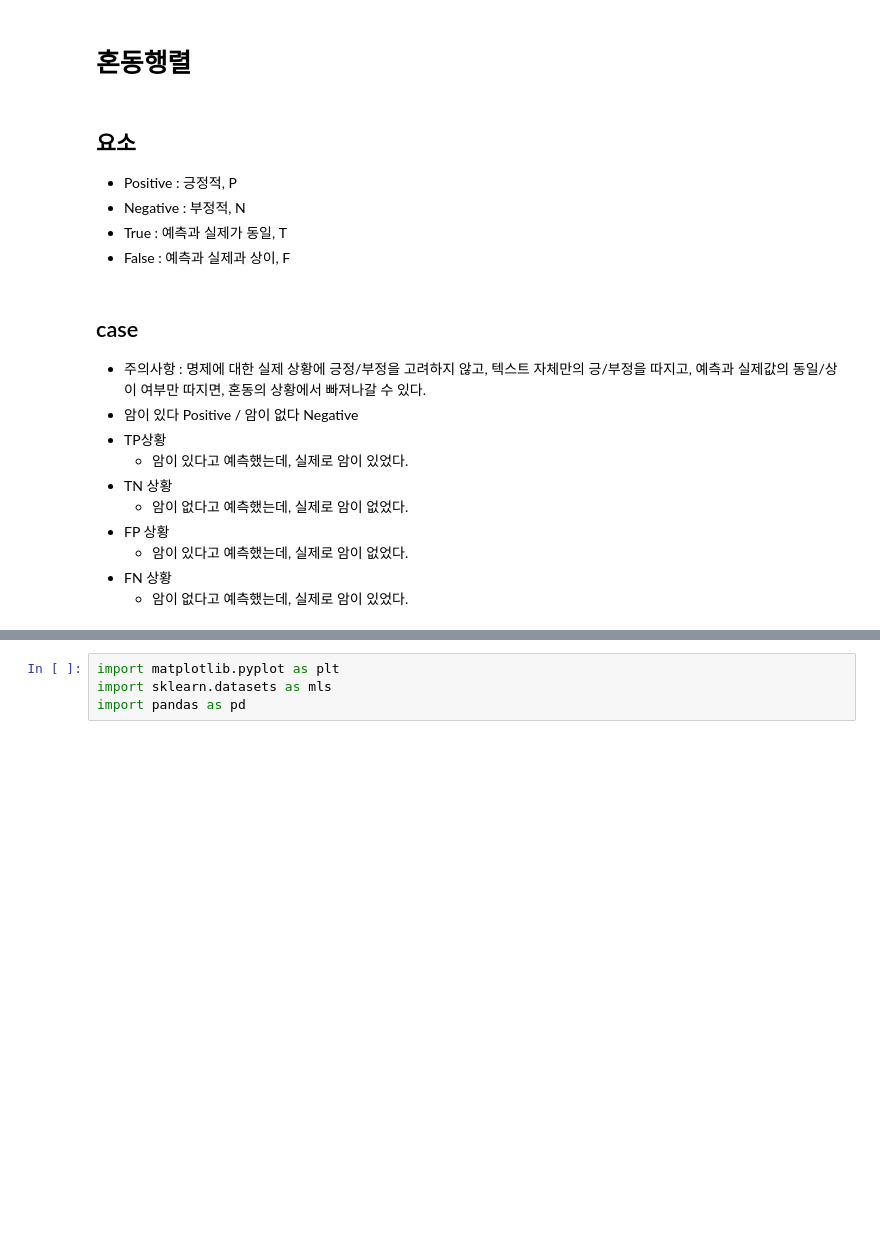
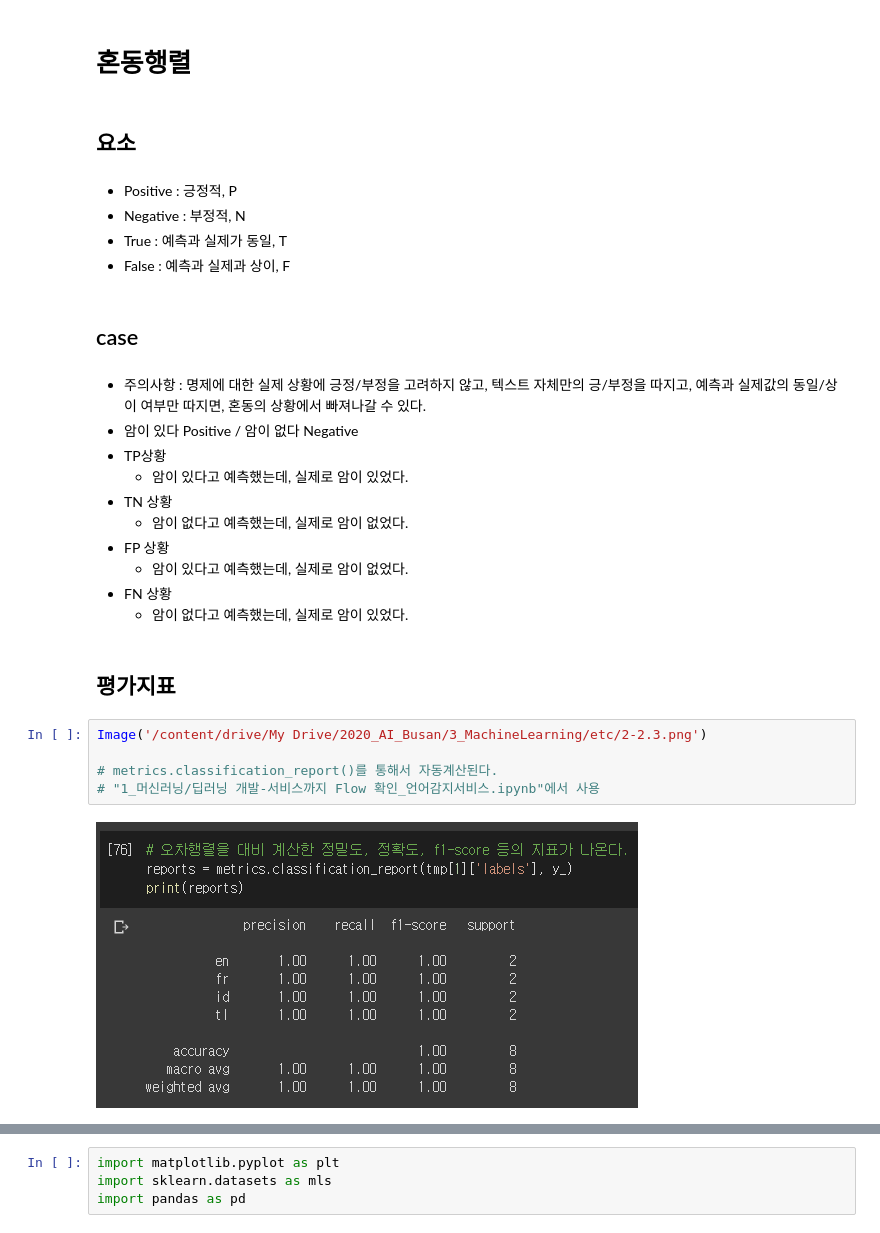
Before and after one commit to JiwooOh-kr/BusanAIDeveloperCourse_AI, a Jupyter notebook: 2_MachineLearning/2_머신러닝_지도학습_분류_성능평가.ipynb, the cells around one changed output, grey strips where cells are left out. Cells and saved outputs as stored; diff of their text form; blank space fills up the shorter version.

Commit message:
Update 2_머신러닝_지도학습_분류_성능평가.ipynb by Colab

```diff
--- a/2_MachineLearning/2_머신러닝_지도학습_분류_성능평가.ipynb
+++ b/2_MachineLearning/2_머신러닝_지도학습_분류_성능평가.ipynb
@@ -10,14 +15,16 @@
   - 예측값이 실제관측값(정답)과 비교해 얼마나 정확한가
 # %% [markdown]
 # 혼동행렬
+# %% [markdown]
+## 요소
 # %% [markdown]
-## 요소
 - Positive : 긍정적, P
 - Negative : 부정적, N
 - True : 예측과 실제가 동일, T
 - False : 예측과 실제과 상이, F
+# %% [markdown]
+## case
 # %% [markdown]
-## case
 - 주의사항 : 명제에 대한 실제 상황에 긍정/부정을 고려하지 않고, 텍스트 자체만의 긍/부정을 따지고, 예측과 실제값의 동일/상이 여부만 따지면, 혼동의 상황에서 빠져나갈 수 있다.
 - 암이 있다 Positive / 암이 없다 Negative
 - TP상황
@@ -28,4 +35,13 @@
   - 암이 있다고 예측했는데, 실제로 암이 없었다.
 - FN 상황
   - 암이 없다고 예측했는데, 실제로 암이 있었다.
+# %% [markdown]
+## 평가지표
+# %%
+Image('/content/drive/My Drive/2020_AI_Busan/3_MachineLearning/etc/2-2.3.png')
+
+# metrics.classification_report()를 통해서 자동계산된다.
+# "1_머신러닝/딥러닝 개발-서비스까지 Flow 확인_언어감지서비스.ipynb"에서 사용
+# %% [output]
+[figure, added]
 # %% [markdown]
```
Also changed, not shown: parts of 20 cells of this notebook.
